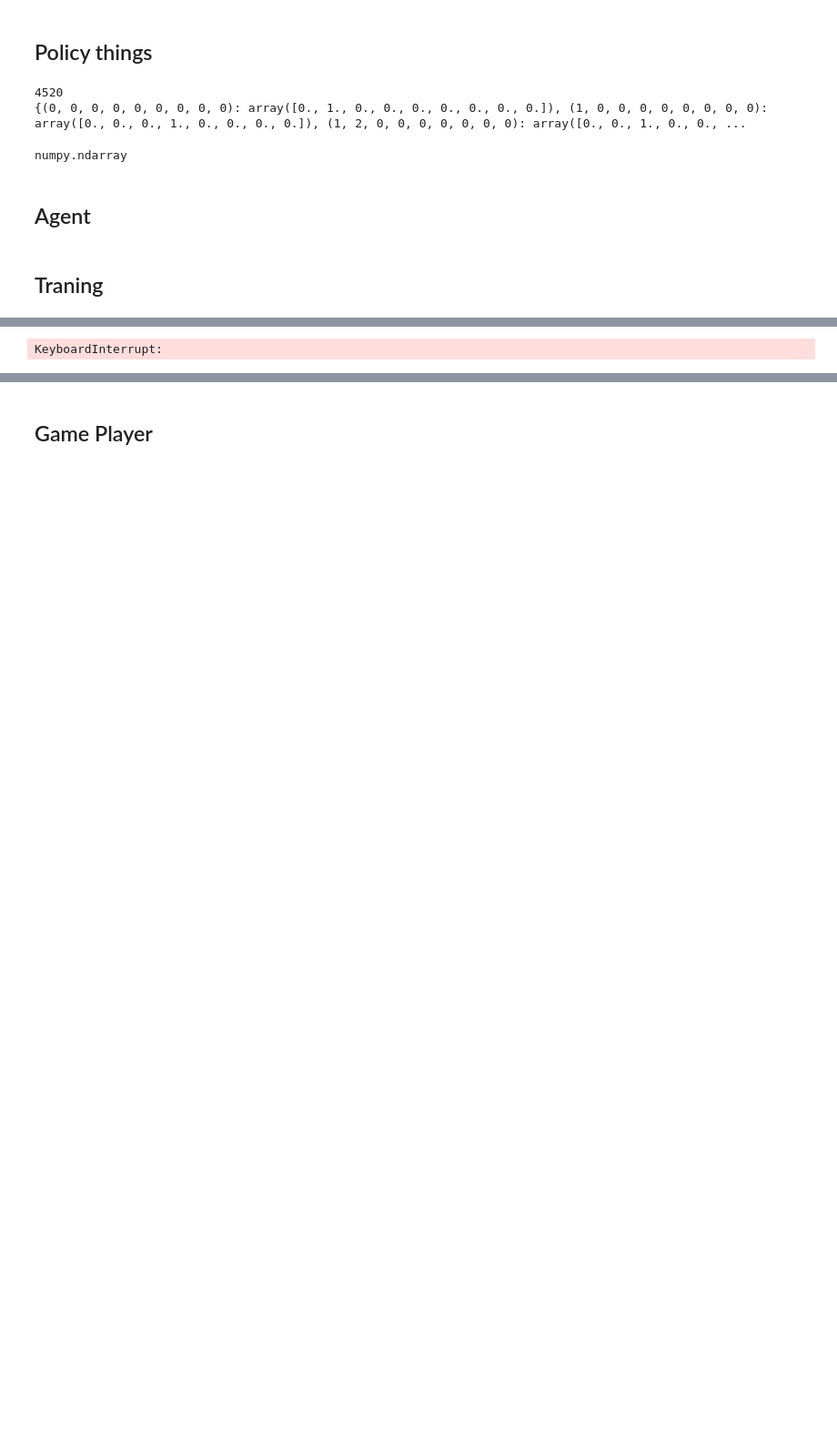
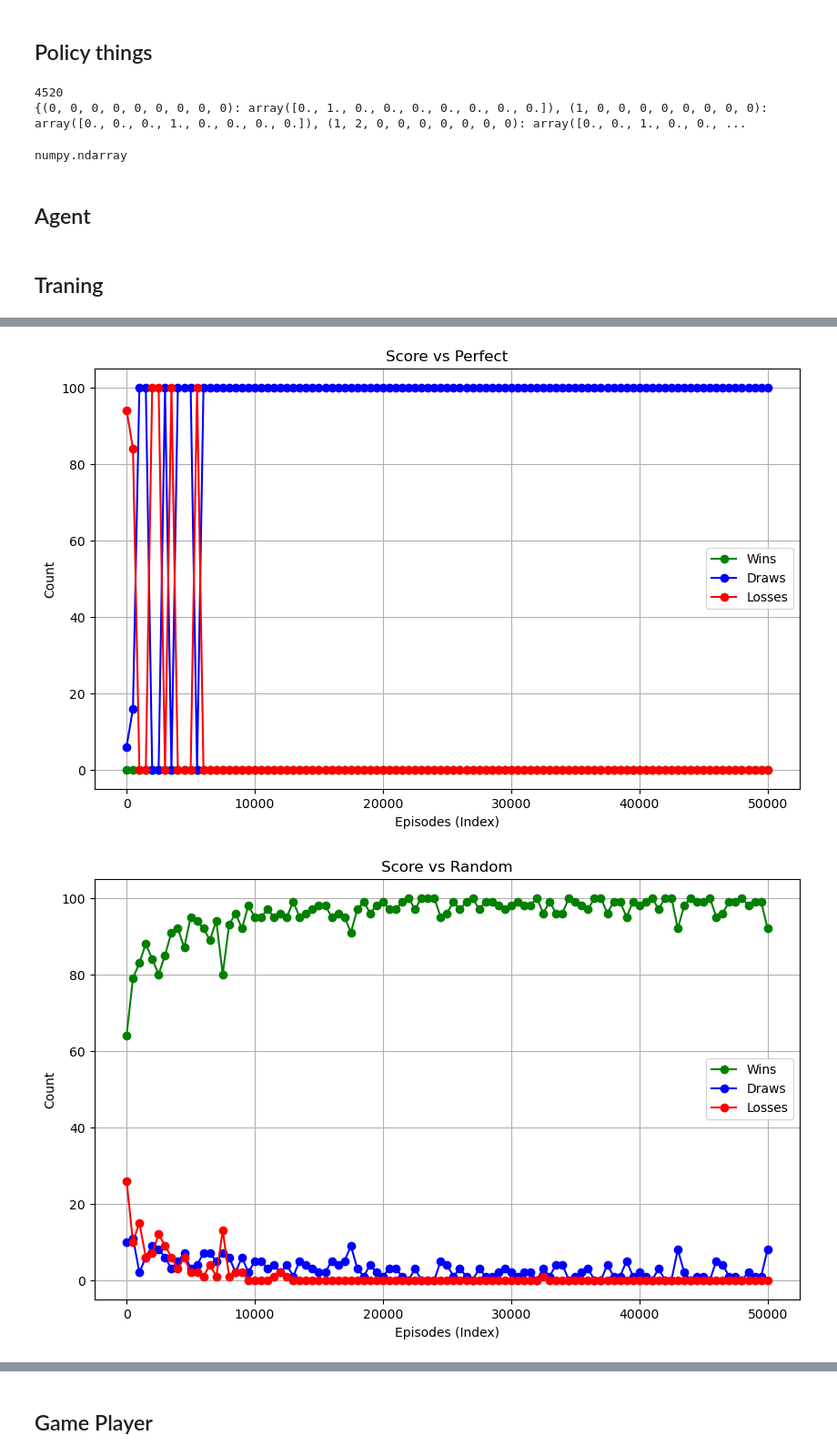
Before and after one commit to kasiwarrior/RL_Final_Project_Grupp-8, a Jupyter notebook: IsakTest2.ipynb, the cells around one changed output, grey strips where cells are left out. Shown at 91% size. Drawn from its saved outputs; the diff is of its cells as text; code cells hidden in the pictures; blank space fills up the shorter version.

Commit message:
training tweaking and game done

```diff
--- a/IsakTest2.ipynb
+++ b/IsakTest2.ipynb
@@ -56,6 +56,10 @@ def available_moves(board):
             moves.append(i)
     return moves
 
+def calculate_epsilon_decay_rate(start_epsilon, min_epsilon, decay_episodes):
+    return np.power(min_epsilon / start_epsilon, 1 / decay_episodes)
+
+
 def draw_board(board, opponent:str):
     plt.figure(figsize=(5, 5))
     plt.xlim(0, 3)
@@ -212,13 +216,21 @@ class QAgent:
 ## Traning
 # %%
 def train_agent(episodes=10000, perfect_policy=perfect_strategy):
-    # Agent plays as 1
-    qa1 = QAgent(symbol=1)
-    qa2 = QAgent(symbol=2)
+
+    decay_duration = int(episodes * 0.9)
+
+    start_epsilon = 0.9
+    min_epsilon = 0.05
+
+    calculated_decay = calculate_epsilon_decay_rate(start_epsilon, min_epsilon, decay_duration)
+
+    qa1 = QAgent(symbol=1, decay_rate=calculated_decay)
+    qa2 = QAgent(symbol=2, epsilon=calculated_decay)
 
     print("Training started...")
     score_vs_perfect = {}
     score_vs_random = {}
+    score_vs_agent = {}
 
     start_time = time.perf_counter()
 
@@ -255,18 +267,20 @@ def train_agent(episodes=10000, perfect_policy=perfect_strategy):
             current_player, other_player = other_player, current_player
 
         qa1.decay_epsilon()
-        qa1.decay_epsilon()
+        qa2.decay_epsilon()
 
         if i == 1:
-            random_score, perfect_score = play_evaluation_games(qa1, perfect_policy, 100)
+            random_score, perfect_score, agent_score = play_evaluation_games(qa1, qa2, perfect_policy, 100)
             score_vs_perfect[i] = perfect_score
             score_vs_random[i] = random_score
+            score_vs_agent[i] = agent_score
 
         if i % 500 == 0:
             # Run eval games
-            random_score, perfect_score = play_evaluation_games(qa1, perfect_policy, 100)
+            random_score, perfect_score, agent_score = play_evaluation_games(qa1, qa2, perfect_policy, 100)
             score_vs_perfect[i] = perfect_score
             score_vs_random[i] = random_score
+            score_vs_agent[i] = agent_score
 
         if i % 5000 == 0:
             # calc time
@@ -292,6 +306,7 @@ def train_agent(episodes=10000, perfect_policy=perfect_strategy):
     #display graph thing
     plot_data(score_vs_perfect, "Score vs Perfect")
     plot_data(score_vs_random, "Score vs Random")
+    plot_data(score_vs_agent, "Score vs Agent")
 
     return qa1
 
@@ -316,7 +331,7 @@ def plot_data(data, titel):
     plt.show()
 
 
-def play_evaluation_games(agent, perfect_policy, game_count):
+def play_evaluation_games(agent1, agent2, perfect_policy, game_count):
     win = 0
     draw = 0
     loss = 0
@@ -329,7 +344,7 @@ def play_evaluation_games(agent, perfect_policy, game_count):
 
         while not game_over:
             # Agent Move
-            move = agent.choose_move(board, train=False)
+            move = agent1.choose_move(board, train=False)
             make_move(board, move, 1)
 
             if check_win(board, 1):
@@ -365,7 +380,7 @@ def play_evaluation_games(agent, perfect_policy, game_count):
 
         while not game_over:
             # Agent Move
-            move = agent.choose_move(board, train=False)
+            move = agent1.choose_move(board, train=False)
             make_move(board, move, 1)
 
             if check_win(board, 1):
@@ -397,13 +412,51 @@ def play_evaluation_games(agent, perfect_policy, game_count):
                 continue
 
     perfect_score = (win, draw, loss)
+
+    win, draw, loss = 0, 0, 0
+
+    for i in range(game_count):
+        board = np.full((3, 3), 0, dtype=int)
+        game_over = False
+
+        while not game_over:
+            # Agent Move
+            move = agent1.choose_move(board, train=False)
+            make_move(board, move, 1)
+
+            if check_win(board, 1):
+                win += 1
+                game_over = True
+                continue
+            if check_draw(board):
+                draw += 1
+                game_over = True
+                continue
+
+            # Agent 2
+            move = agent2.choose_move(board, train=False)
+            make_move(board, move, 2)
+
+            if check_win(board, 2):
+                loss += 1
+                game_over = True
+                continue
+            if check_draw(board):
+                draw += 1
+                game_over = True
+                continue
+
+    agent_score = (win, draw, loss)
+
+
+
     # print("perfect score")
     # print(perfect_score)
 
-    return random_score, perfect_score
+    return random_score, perfect_score, agent_score
 
 # --- EXECUTION ---
-trained_agent = train_agent(5000000)
+q_agent = trained_agent = train_agent(50000)
 # agent1 = QAgent(symbol=1, epsilon=0.1)
 # play_evaluation_games(agent1, 1)
 # %% [output]
@@ -421 +475,2 @@ Episode 50000/50000000 | Elapsed: 0:00:24 | Remaining: 6:40:01
-KeyboardInterrupt:
+[figure, added]
+[figure, added]
```
Also changed, not shown: parts of 2 cells of this notebook.
